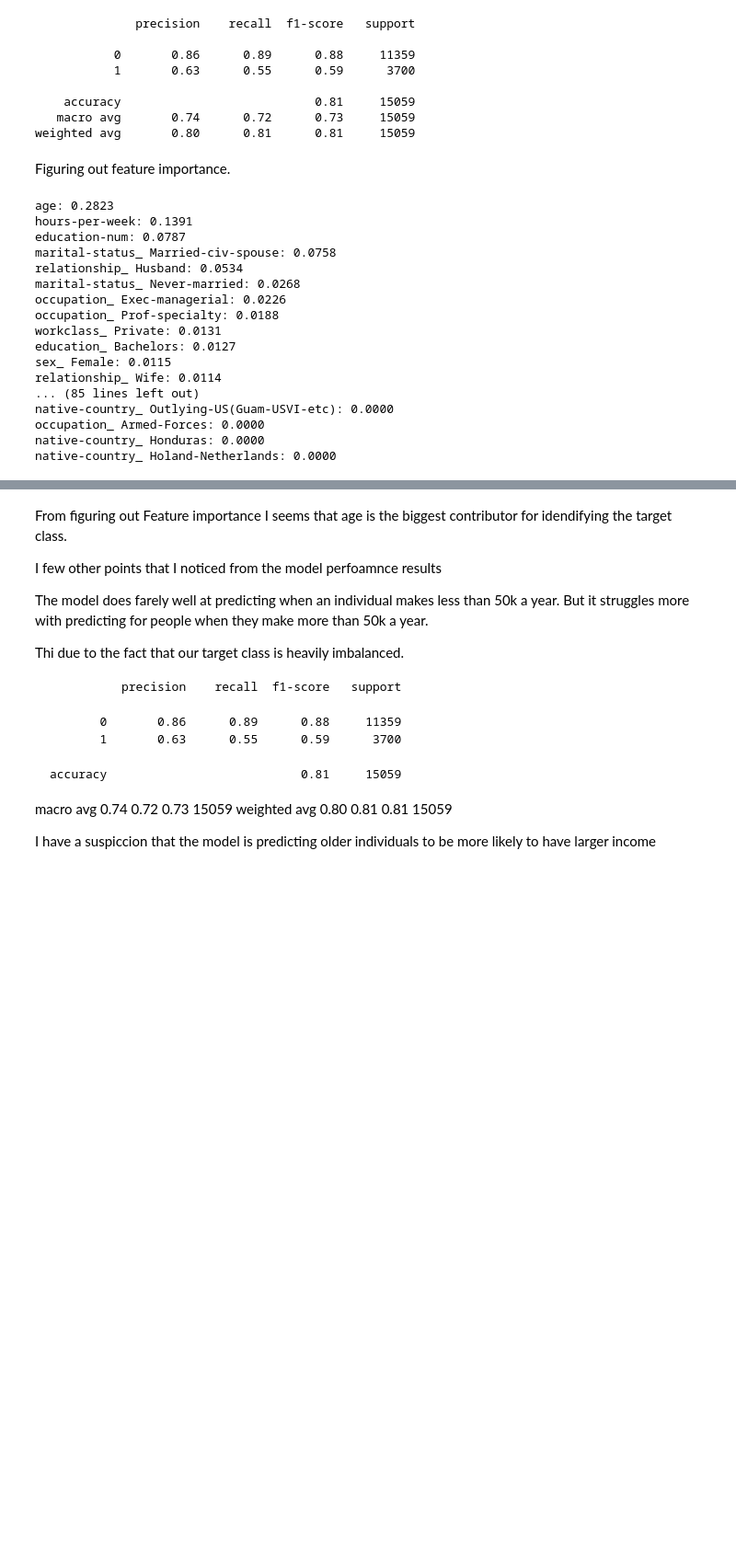
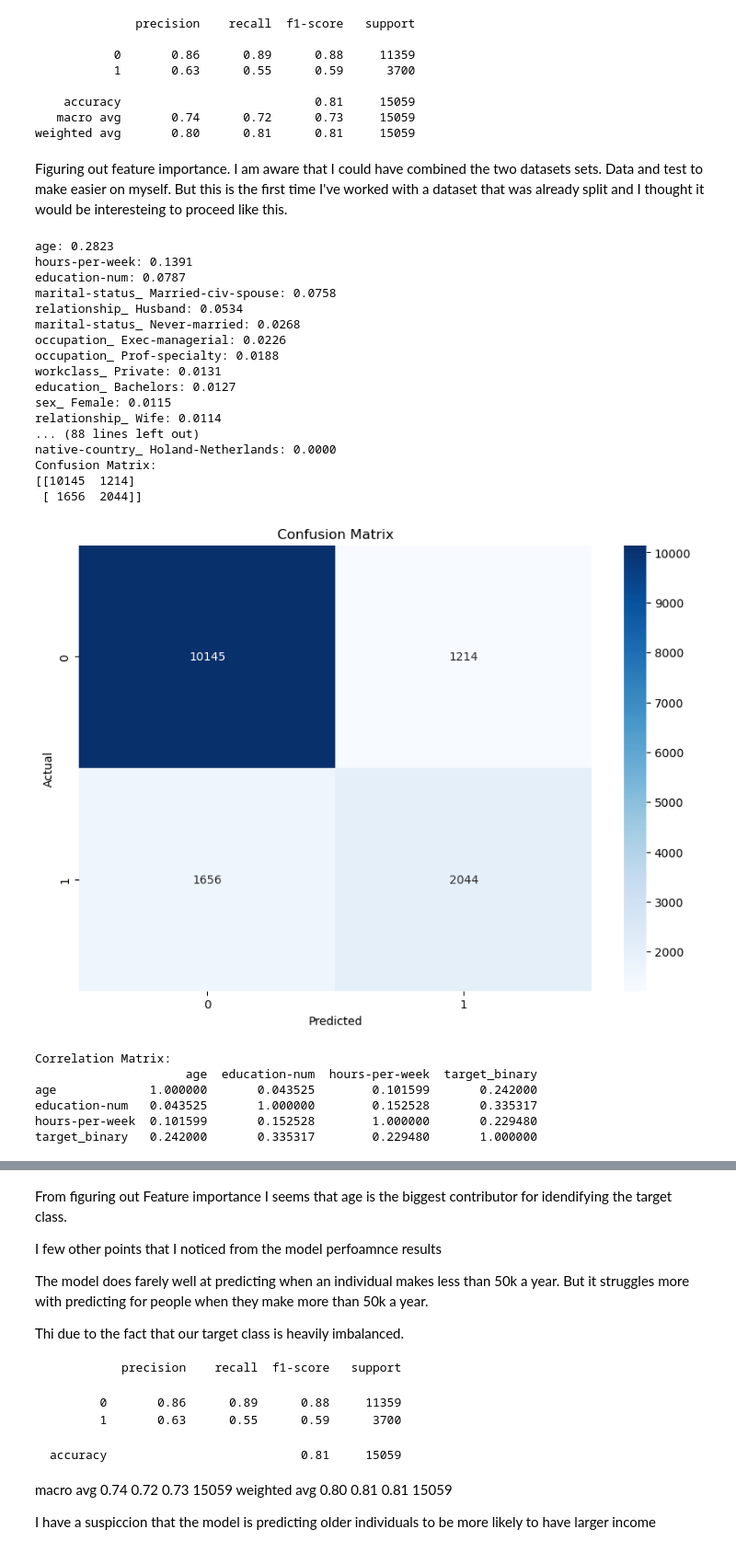
Before and after one commit to ramosv/Removing-Bias-from-ML-Models, a Jupyter notebook: vicente_ramos_semester_project.ipynb, the cells around one changed output, grey strips where cells are left out. Shown at 92% size. Drawn from its saved outputs; the diff is of its cells as text; code cells hidden in the pictures; blank space fills up the shorter version.

Commit message:
Final project finish

```diff
--- a/vicente_ramos_semester_project.ipynb
+++ b/vicente_ramos_semester_project.ipynb
@@ -145,8 +160,8 @@ Here are the next steps in this assignment:
 #The data was previously split in the following way:
 #45222 if instances with unknown values are removed (train=30162, test=15060)
 
-adult_income_data = pd.read_csv("C:/Users/ramosv/Desktop/Bias in AI/Semester Project/adult/adult.data")
-adult_income_test = pd.read_csv("C:/Users/ramosv/Desktop/Bias in AI/Semester Project/adult/adult.test")
+adult_income_data = pd.read_csv("C:/Users/ramosv/Desktop/GitHub/Removing-Bias-from-ML-Models/adult/adult.data")
+adult_income_test = pd.read_csv("C:/Users/ramosv/Desktop/GitHub/Removing-Bias-from-ML-Models/adult/adult.test")
 
 columns_names = ["age","workclass","fnlwgt","education","education-num","marital-status","occupation","relationship","race","sex","capital-gain","capital-loss","hours-per-week","native-country","income"]
 
@@ -221,10 +236,10 @@ print(report)
     accuracy                           0.81     15059
    macro avg       0.74      0.72      0.73     15059
 weighted avg       0.80      0.81      0.81     15059
-# %% [markdown]
-Figuring out feature importance.
+# %% [markdown]
+Figuring out feature importance.
+I am aware that I could have combined the two datasets sets. Data and test to make easier on myself. But this is the first time I've worked with a dataset that was already split and I thought it would be interesteing to proceed like this.
 # %%
-import numpy as np
 
 #I resused a lot of the code for figure out features importance from assignemnt 1
 #I left some of the comments that I wrote for myself since they help me better understand the code
@@ -254,34 +269,65 @@ feature_importances = np.array([feature_names, importances])
 #print(feature_importances)
 
 # Sorting the features by their importance
 # Sort in decensing order.
 sorted_indices = np.argsort(importances)[::-1]
 sorted_features = []
 
 # Now we will combine the feature along with the level of importance
 for idx in sorted_indices:
     feature = feature_names[idx]
     num = importances[idx]
     sorted_features.append((feature, float(num)))
 
 #Printing the featues and their importance!
 for feature, importance in sorted_features:
     print(f"{feature}: {importance:.4f}")
+
+# Confusion Matrix
+cm = confusion_matrix(y_test, y_pred)
+print("Confusion Matrix:")
+print(cm)
+
+# Plot confusion matrix
+plt.figure(figsize=(10, 7))
+sns.heatmap(cm, annot=True, fmt='d', cmap='Blues')
+plt.xlabel('Predicted')
+plt.ylabel('Actual')
+plt.title('Confusion Matrix')
+plt.show()
+
+# Correlation Matrix for training data
+correlation_matrix = adult_income_data.corr()
+print("Correlation Matrix:")
+print(correlation_matrix)
+
+# Plot correlation matrix
+plt.figure(figsize=(12, 8))
+sns.heatmap(correlation_matrix, annot=True, cmap='coolwarm')
+plt.title('Correlation Matrix')
+plt.show()
 # %% [output]
 age: 0.2823
 hours-per-week: 0.1391
 education-num: 0.0787
 marital-status_ Married-civ-spouse: 0.0758
 relationship_ Husband: 0.0534
 marital-status_ Never-married: 0.0268
 occupation_ Exec-managerial: 0.0226
 occupation_ Prof-specialty: 0.0188
 workclass_ Private: 0.0131
 education_ Bachelors: 0.0127
 sex_ Female: 0.0115
 relationship_ Wife: 0.0114
-... (85 lines left out)
-native-country_ Outlying-US(Guam-USVI-etc): 0.0000
-occupation_ Armed-Forces: 0.0000
-native-country_ Honduras: 0.0000
+... (88 lines left out)
 native-country_ Holand-Netherlands: 0.0000
+Confusion Matrix:
+[[10145  1214]
+ [ 1656  2044]]
+[figure, added]
+Correlation Matrix:
+                     age  education-num  hours-per-week  target_binary
+age             1.000000       0.043525        0.101599       0.242000
+education-num   0.043525       1.000000        0.152528       0.335317
+hours-per-week  0.101599       0.152528        1.000000       0.229480
+target_binary   0.242000       0.335317        0.229480       1.000000
```
Also changed, not shown: parts of 25 cells of this notebook, 8 other files.
